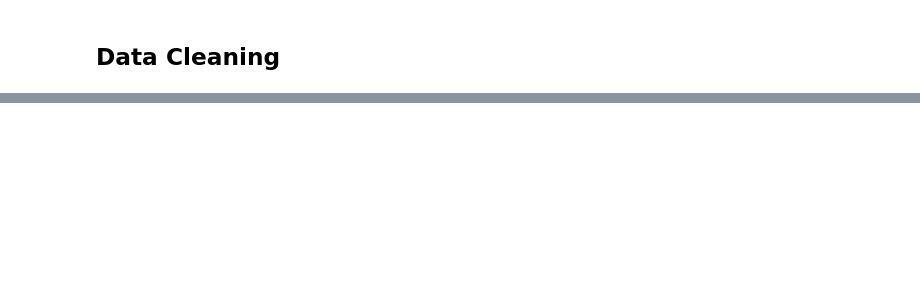
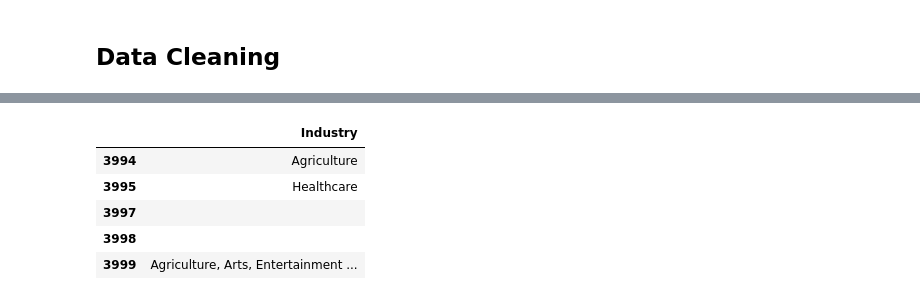
Before and after one commit to mukanzi/Google-colab-Notebooks, a Jupyter notebook: Alumni_Survey_cleaning.ipynb, the cells around one changed output, grey strips where cells are left out. Cells and saved outputs as stored; diff of their text form; code cells hidden in the pictures; blank space fills up the shorter version.

```diff
--- a/Alumni_Survey_cleaning.ipynb
+++ b/Alumni_Survey_cleaning.ipynb
@@ -287,0 +348,31 @@ Index(['Respondent ID', 'Start Date', 'End Date', 'rq_flag', 'language',
+# %%
+# Specifying the columns to concatenate
+columns_to_concatenate = [
+    'Industry_Secotr:Agriculture',
+       'Industry_Sector:Arts, Entertainment and Recreation',
+       'Industry_Sector:Construction/Utilities/Contracting',
+       'Industry_Sector:Education', 'Industry_sector:Energy',
+       'Industry_Sector:Finance and Insurance',
+       'Industry_Sector:Food Services', 'Industry_Sector:Healthcare',
+       'Industry_Sector:Hospitality', 'industry_Sector:Legal',
+       'industry_Sector:manufacturing', 'industry_Sector:Mining',
+       'industry_Sector:News Media', 'industry_Sector:Non-profit Organization',
+       'industry_Sector:Pharmaceutical',
+       'industry_Sector:Real Estate and Rental and Leasing',
+       'industry_Sector:Technology and Information',
+       'industry_Sector:Transport'
+]
+
+# Concatenating the specified columns into one, using a comma as the delimiter
+df['Industry'] = df[columns_to_concatenate].apply(
+    lambda x: ', '.join(x.dropna()), axis=1)
+
+# Displaying the first few rows of the new combined column to verify the operation
+df[['Industry']].tail()
+# %% [output]
+|  | Industry |
+| 3994 | Agriculture |
+| 3995 | Healthcare |
+| 3997 |  |
+| 3998 |  |
+| 3999 | Agriculture, Arts, Entertainment ... |
```
Also changed, not shown: parts of 21 cells of this notebook.
